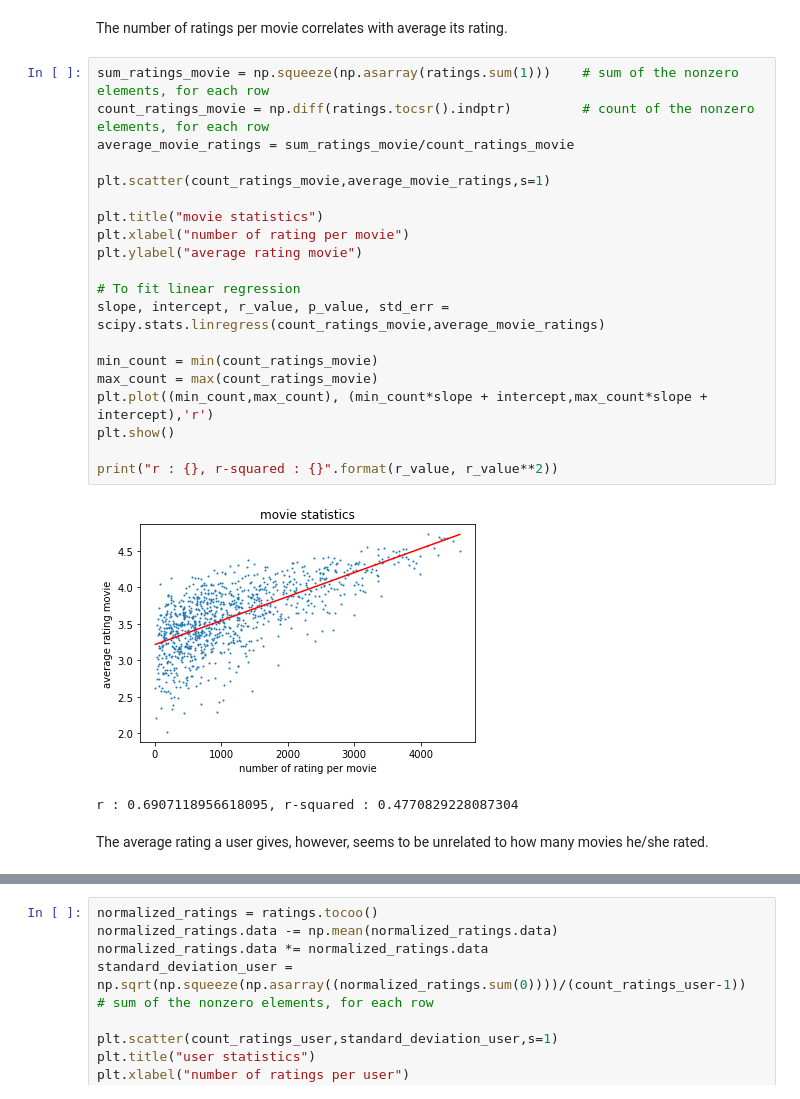
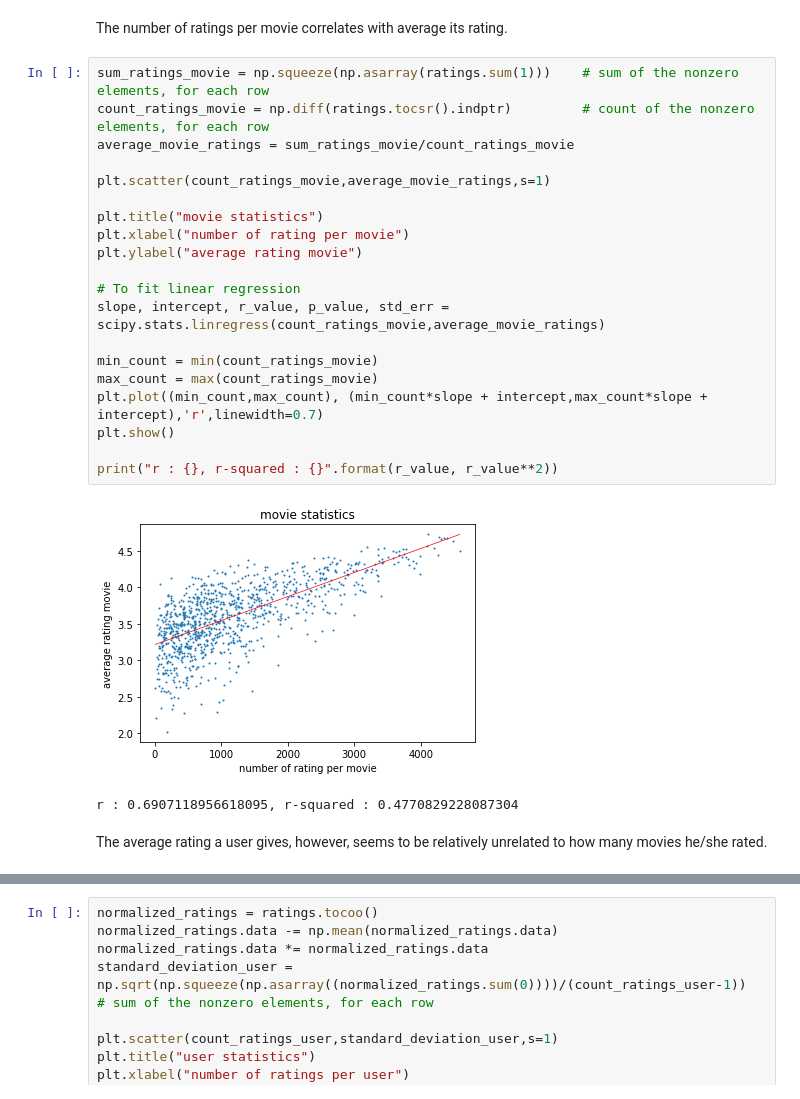
Before and after one commit to Anne-Aimee/recommender_system, a Jupyter notebook: src/main.ipynb, the cells around one changed output, grey strips where cells are left out. Saved outputs shown, nothing was run; the diff lists cells and outputs as text.

```diff
--- a/src/main.ipynb
+++ b/src/main.ipynb
@@ -59,28 +59,28 @@ The number of ratings per movie correlates with average its rating.
 # %%
 sum_ratings_movie = np.squeeze(np.asarray(ratings.sum(1)))    # sum of the nonzero elements, for each row
 count_ratings_movie = np.diff(ratings.tocsr().indptr)         # count of the nonzero elements, for each row
 average_movie_ratings = sum_ratings_movie/count_ratings_movie
 
 plt.scatter(count_ratings_movie,average_movie_ratings,s=1)
 
 plt.title("movie statistics")
 plt.xlabel("number of rating per movie")
 plt.ylabel("average rating movie")
 
 # To fit linear regression
 slope, intercept, r_value, p_value, std_err = scipy.stats.linregress(count_ratings_movie,average_movie_ratings)
 
 min_count = min(count_ratings_movie)
 max_count = max(count_ratings_movie)
-plt.plot((min_count,max_count), (min_count*slope + intercept,max_count*slope + intercept),'r')
+plt.plot((min_count,max_count), (min_count*slope + intercept,max_count*slope + intercept),'r',linewidth=0.7)
 plt.show()
 
 print("r : {}, r-squared : {}".format(r_value, r_value**2))
 # %% [output]
-[figure, old version]
+[figure, new version]
 r : 0.6907118956618095, r-squared : 0.4770829228087304
 # %% [markdown]
-The average rating a user gives, however, seems to be unrelated to how many movies he/she rated.
+The average rating a user gives, however, seems to be relatively unrelated to how many movies he/she rated.
 # %%
 sum_ratings_user = np.squeeze(np.asarray(ratings.sum(0)))    # sum of the nonzero elements, for each row
 count_ratings_user = np.diff(ratings.tocsc().indptr)         # count of the nonzero elements, for each row
```
Also changed, not shown: parts of 8 cells of this notebook.
